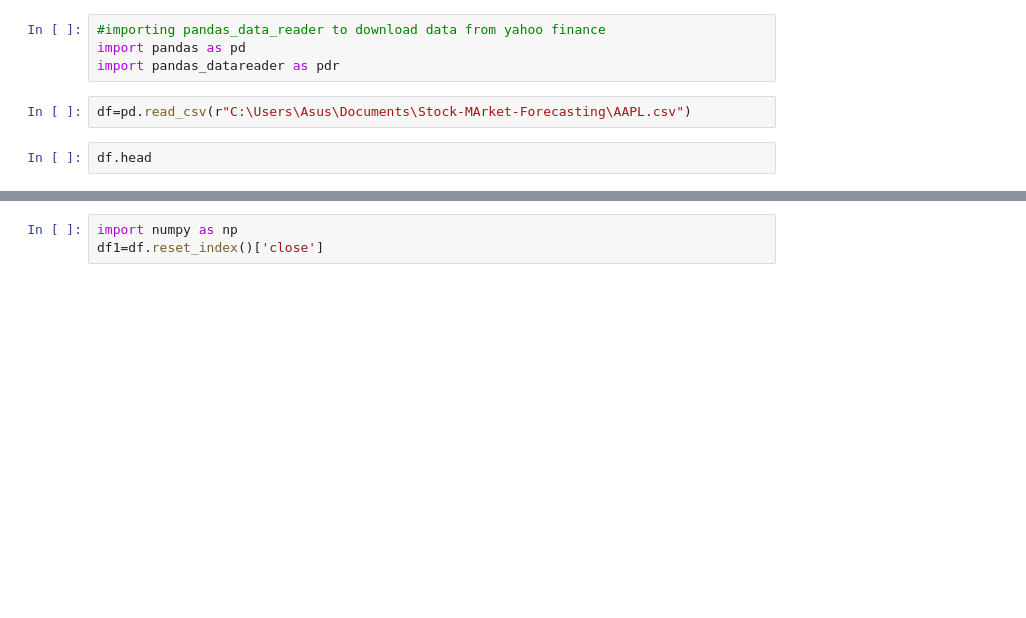
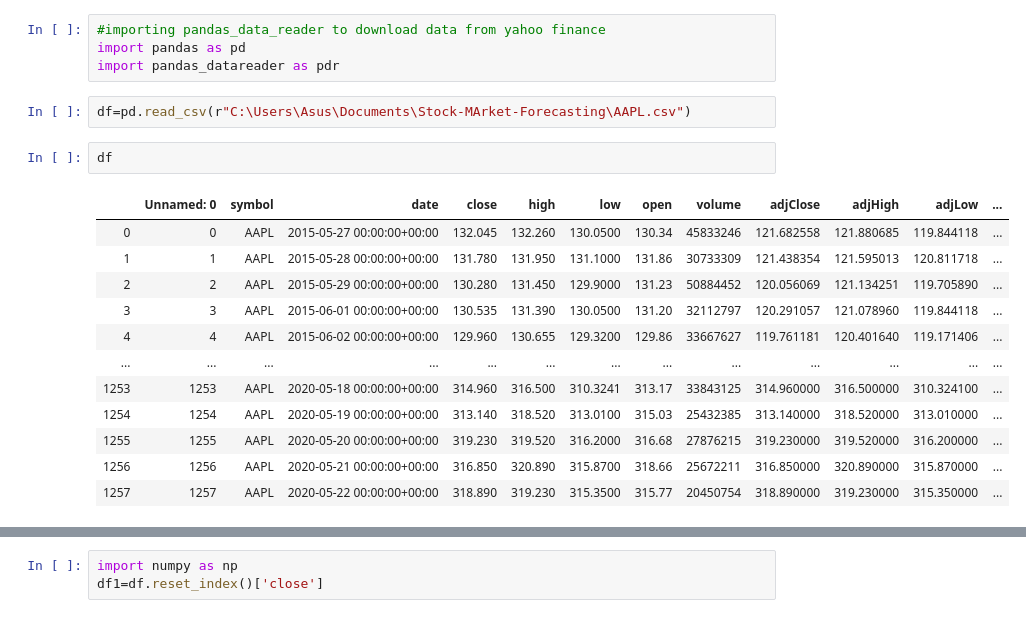
Before and after one commit to cadventure19/StockPrediction-using-Multiple-Perceptron, a Jupyter notebook: stockpredicton/stockPredictin_multi_layer_perceptron.ipynb, the cells around one changed output, grey strips where cells are left out. Saved outputs shown, nothing was run; the diff lists cells and outputs as text; blank space fills up the shorter version.

```diff
--- a/stockpredicton/stockPredictin_multi_layer_perceptron.ipynb
+++ b/stockpredicton/stockPredictin_multi_layer_perceptron.ipynb
@@ -5,5 +5,17 @@ import pandas_datareader as pdr
 # %%
 df=pd.read_csv(r"C:\Users\Asus\Documents\Stock-MArket-Forecasting\AAPL.csv")
 # %%
-df.head
+df
 # %% [output]
+|  | Unnamed: 0 | symbol | date | close | high | low | open | volume | adjClose | adjHigh | adjLow | ... |
+| 0 | 0 | AAPL | 2015-05-27 00:00:00+00:00 | 132.045 | 132.260 | 130.0500 | 130.34 | 45833246 | 121.682558 | 121.880685 | 119.844118 | ... |
+| 1 | 1 | AAPL | 2015-05-28 00:00:00+00:00 | 131.780 | 131.950 | 131.1000 | 131.86 | 30733309 | 121.438354 | 121.595013 | 120.811718 | ... |
+| 2 | 2 | AAPL | 2015-05-29 00:00:00+00:00 | 130.280 | 131.450 | 129.9000 | 131.23 | 50884452 | 120.056069 | 121.134251 | 119.705890 | ... |
+| 3 | 3 | AAPL | 2015-06-01 00:00:00+00:00 | 130.535 | 131.390 | 130.0500 | 131.20 | 32112797 | 120.291057 | 121.078960 | 119.844118 | ... |
+| 4 | 4 | AAPL | 2015-06-02 00:00:00+00:00 | 129.960 | 130.655 | 129.3200 | 129.86 | 33667627 | 119.761181 | 120.401640 | 119.171406 | ... |
+| ... | ... | ... | ... | ... | ... | ... | ... | ... | ... | ... | ... | ... |
+| 1253 | 1253 | AAPL | 2020-05-18 00:00:00+00:00 | 314.960 | 316.500 | 310.3241 | 313.17 | 33843125 | 314.960000 | 316.500000 | 310.324100 | ... |
+| 1254 | 1254 | AAPL | 2020-05-19 00:00:00+00:00 | 313.140 | 318.520 | 313.0100 | 315.03 | 25432385 | 313.140000 | 318.520000 | 313.010000 | ... |
+| 1255 | 1255 | AAPL | 2020-05-20 00:00:00+00:00 | 319.230 | 319.520 | 316.2000 | 316.68 | 27876215 | 319.230000 | 319.520000 | 316.200000 | ... |
+| 1256 | 1256 | AAPL | 2020-05-21 00:00:00+00:00 | 316.850 | 320.890 | 315.8700 | 318.66 | 25672211 | 316.850000 | 320.890000 | 315.870000 | ... |
+| 1257 | 1257 | AAPL | 2020-05-22 00:00:00+00:00 | 318.890 | 319.230 | 315.3500 | 315.77 | 20450754 | 318.890000 | 319.230000 | 315.350000 | ... |
```
Also changed, not shown: parts of 8 cells of this notebook.
